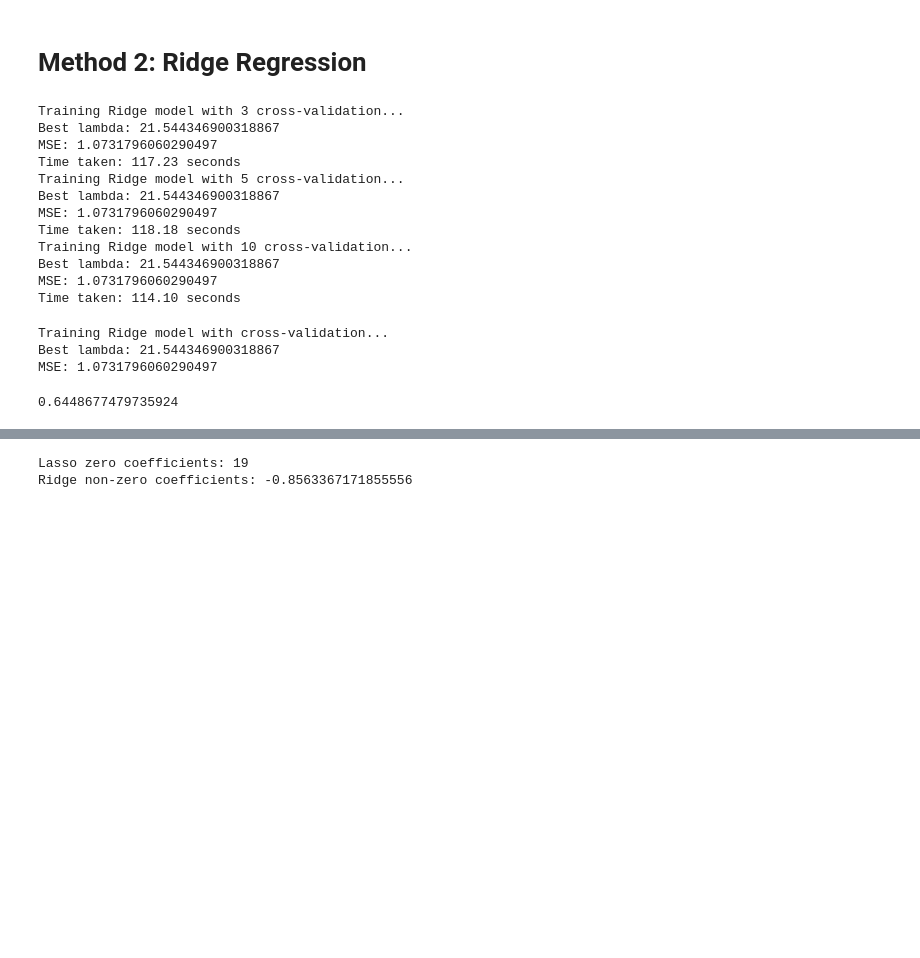
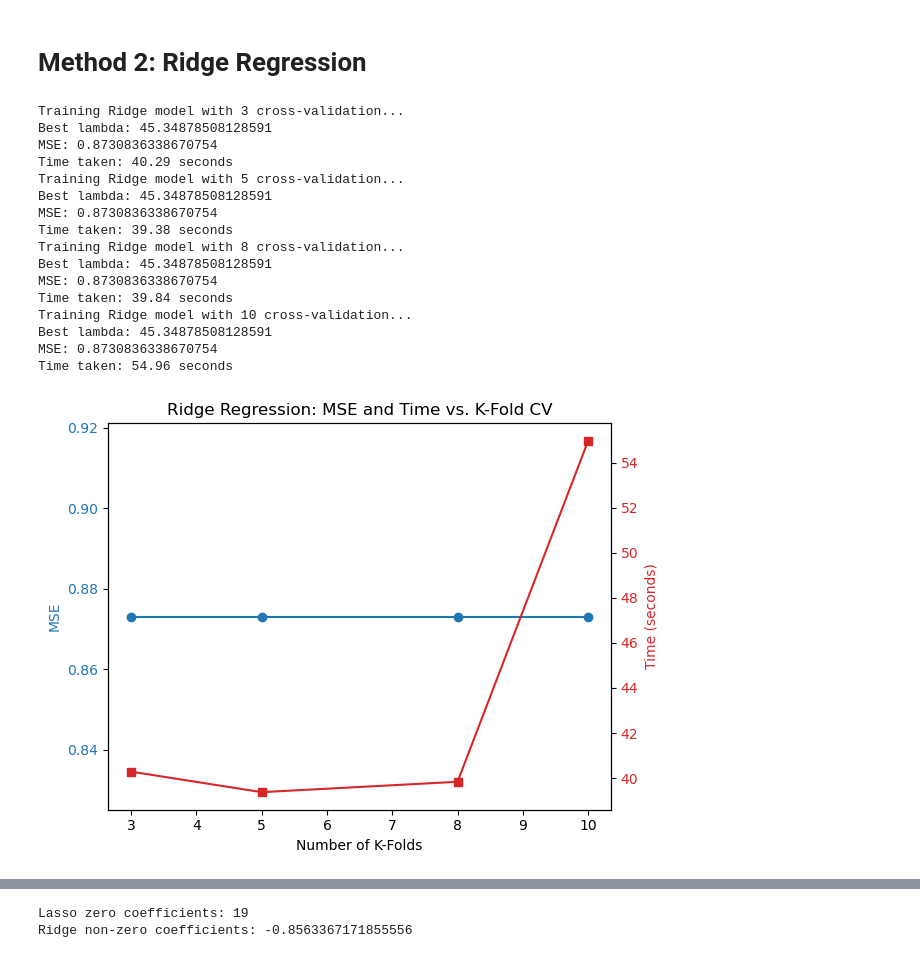
Before and after one commit to ashzhe7/HCT_Survival_Predictions, a Jupyter notebook: BIOS635_Midterm.ipynb, the cells around one changed output, grey strips where cells are left out. Drawn from its saved outputs; the diff is of its cells as text; code cells hidden in the pictures; blank space fills up the shorter version.

```diff
--- a/BIOS635_Midterm.ipynb
+++ b/BIOS635_Midterm.ipynb
@@ -355,52 +385,48 @@ def ridge(X, y, k, data):
 # Test different K-folds CV
 y_pred_ridge_3, mse_ridge_3, c_ridge_3, best_ridge_3 = ridge(X, y, 3, data)
 y_pred_ridge_5, mse_ridge_5, c_ridge_5, best_ridge_5 = ridge(X, y, 5, data)
+y_pred_ridge_8, mse_ridge_8, c_ridge_8, best_ridge_8 = ridge(X, y, 8, data)
 y_pred_ridge_10, mse_ridge_10, c_ridge_10, best_ridge_10 = ridge(X, y, 10, data)
 # %% [output]
 Training Ridge model with 3 cross-validation...
-Best lambda: 21.544346900318867
-MSE: 1.0731796060290497
-Time taken: 117.23 seconds
+Best lambda: 45.34878508128591
+MSE: 0.8730836338670754
+Time taken: 40.29 seconds
 Training Ridge model with 5 cross-validation...
-Best lambda: 21.544346900318867
-MSE: 1.0731796060290497
-Time taken: 118.18 seconds
+Best lambda: 45.34878508128591
+MSE: 0.8730836338670754
+Time taken: 39.38 seconds
+Training Ridge model with 8 cross-validation...
+Best lambda: 45.34878508128591
+MSE: 0.8730836338670754
+Time taken: 39.84 seconds
 Training Ridge model with 10 cross-validation...
-Best lambda: 21.544346900318867
-MSE: 1.0731796060290497
-Time taken: 114.10 seconds
+Best lambda: 45.34878508128591
+MSE: 0.8730836338670754
+Time taken: 54.96 seconds
 # %%
 # Combine data from Ridge
-k_folds = [3, 5, 10]
-mse_values = [1.0757687315223627, 1.0734495796282872, 1.0734495796282872]
-time_taken = [10.58, 12.19, 14.66]
+k_folds = [3, 5, 8, 10]
+mse_values = [0.8730836338670754, 0.8730836338670754, 0.8730836338670754, 0.8730836338670754]
+time_taken = [40.29, 39.38, 39.84, 54.96]
 
 fig, ax1 = plt.subplots()
 
 # Plot MSE on the left y-axis
 ax1.set_xlabel("Number of K-Folds")
 ax1.set_ylabel("MSE", color="tab:blue")
 ax1.plot(k_folds, mse_values, marker="o", color="tab:blue", label="MSE")
 ax1.tick_params(axis="y", labelcolor="tab:blue")
 
 # Create a second y-axis for time taken
 ax2 = ax1.twinx()
 ax2.set_ylabel("Time (seconds)", color="tab:red")
 ax2.plot(k_folds, time_taken, marker="s", color="tab:red", label="Time Taken")
 ax2.tick_params(axis="y", labelcolor="tab:red")
 
 # Title and layout adjustments
 plt.title("Ridge Regression: MSE and Time vs. K-Fold CV")
 fig.tight_layout()
 plt.show()
+# %% [output]
+[figure, added]
-# %%
-# Run Ridge Reg
-train_y_pred_ridge, train_mse_ridge, train_ridge = ridge(X, y)
-
-# Calculate stratified C-index
-strat_c_index(train_y_pred_ridge, data)
-# %% [output]
-Training Ridge model with cross-validation...
-Best lambda: 21.544346900318867
-MSE: 1.0731796060290497
-0.6448677479735924
```
Also changed, not shown: parts of 22 cells of this notebook.
